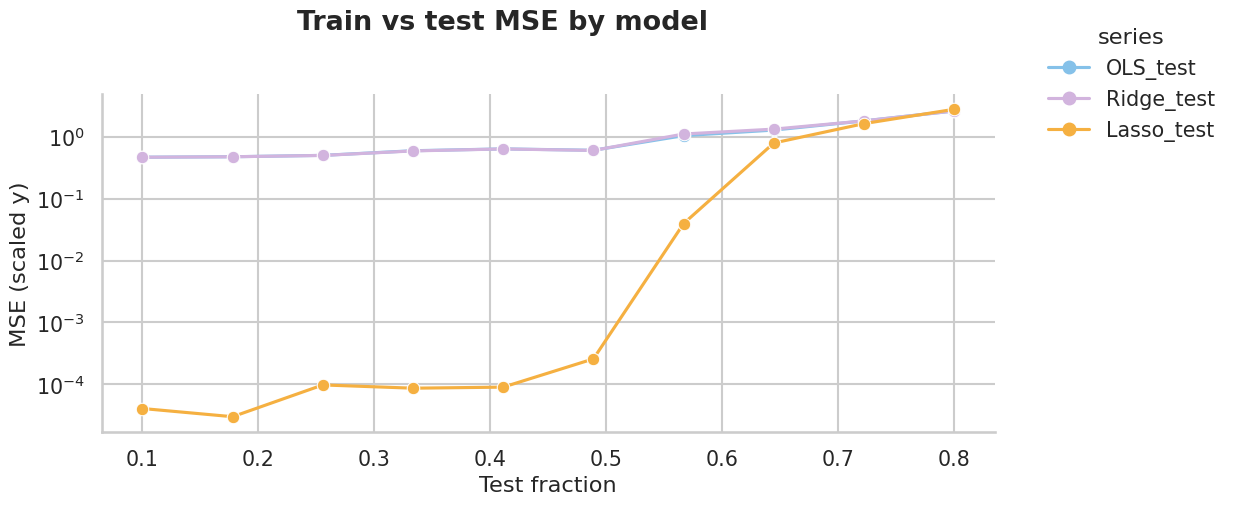
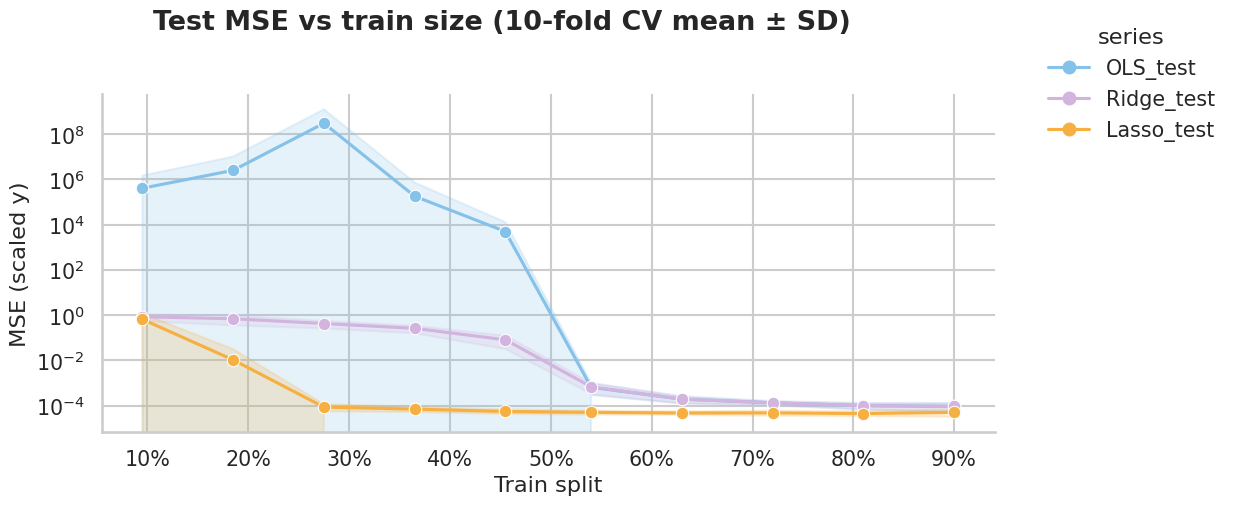
Unified diff of the notebook cell whose output changed from the first chart to the second:
--- before
+++ after
@@ -3,6 +3,7 @@
 import seaborn as sns
 import matplotlib.pyplot as plt
+from matplotlib.ticker import PercentFormatter
 from sklearn.datasets import make_regression
-from sklearn.model_selection import train_test_split
+from sklearn.model_selection import ShuffleSplit
 from sklearn.linear_model import RidgeCV, LassoCV
 from sklearn.preprocessing import StandardScaler
@@ -12,8 +13,9 @@
 
 # --- hard regime: n << p ---
-n_samples = 80
+n_samples = 200
 n_informative = 10
 n_features = 100
 noise = 1.0
+n_cv_folds = 10
 
 X, y, trueW = make_regression(
@@ -26,49 +28,42 @@
 )
 
-rng = np.random.default_rng(42)
-n_noise = n_informative//2
-
-# mix: some redundant copies + pure noise features (true weight = 0)
-n_redundant = n_noise // 2
-n_pure_noise = n_noise - n_redundant
-
-src_idx = rng.integers(0, n_informative, size=n_redundant)
-scales = rng.uniform(0.05, 1.0, size=n_redundant)
-X_redundant = X[:, src_idx] * scales
-
-X_pure = rng.normal(size=(n_samples, n_pure_noise))
-X = np.hstack([X, X_redundant, X_pure])
-trueW = np.concatenate([trueW, np.zeros(n_noise)])
+train_sizes = np.unique(
+    (n_samples * (1 - np.linspace(0.1, 0.9, 10))).astype(int)
+)
 
 rows = []
-for test_size in np.linspace(0.1, 0.8, 10):
-    X_tr, X_te, y_tr, y_te = train_test_split(
-        X, y, test_size=test_size, random_state=42
+for n_train in train_sizes:
+    n_test = n_samples - n_train
+    cv = ShuffleSplit(
+        n_splits=n_cv_folds,
+        train_size=n_train,
+        test_size=n_test,
+        random_state=42,
     )
 
-    # scale using TRAIN only
-    x_scaler = StandardScaler().fit(X_tr)
-    y_scaler = StandardScaler().fit(y_tr.reshape(-1, 1))
+    for fold_idx, (tr_idx, te_idx) in enumerate(cv.split(X)):
+        X_tr, X_te = X[tr_idx], X[te_idx]
+        y_tr, y_te = y[tr_idx], y[te_idx]
 
-    X_tr_s = x_scaler.transform(X_tr)
-    X_te_s = x_scaler.transform(X_te)
-    y_tr_s = y_scaler.transform(y_tr.reshape(-1, 1)).ravel()
-    y_te_s = y_scaler.transform(y_te.reshape(-1, 1)).ravel()
+        x_scaler = StandardScaler().fit(X_tr)
+        y_scaler = StandardScaler().fit(y_tr.reshape(-1, 1))
 
-    # add intercept after scaling (don't scale the ones column)
-    X_tr_aug = np.hstack([X_tr_s, np.ones((X_tr_s.shape[0], 1))])
-    X_te_aug = np.hstack([X_te_s, np.ones((X_te_s.shape[0], 1))])
+        X_tr_s = x_scaler.transform(X_tr)
+        X_te_s = x_scaler.transform(X_te)
+        y_tr_s = y_scaler.transform(y_tr.reshape(-1, 1)).ravel()
+        y_te_s = y_scaler.transform(y_te.reshape(-1, 1)).ravel()
 
-    W_ols, _, _, _ = np.linalg.lstsq(X_tr_aug, y_tr_s, rcond=None)
+        X_tr_aug = np.hstack([X_tr_s, np.ones((X_tr_s.shape[0], 1))])
+        X_te_aug = np.hstack([X_te_s, np.ones((X_te_s.shape[0], 1))])
 
-    # CV picks alpha on train — fairer than ALPHA=1
-    ridge = RidgeCV(alphas=np.logspace(-2, 3, 30), fit_intercept=False).fit(X_tr_aug, y_tr_s)
-    lasso = LassoCV(alphas=np.logspace(-3, 1, 30), fit_intercept=False, max_iter=20_000).fit(X_tr_aug, y_tr_s)
+        W_ols = np.linalg.inv(X_tr_aug.T @ X_tr_aug) @ X_tr_aug.T @ y_tr_s.reshape(-1, 1)
+        ridge = RidgeCV(alphas=np.logspace(-2, 3, 30), fit_intercept=False).fit(X_tr_aug, y_tr_s)
+        lasso = LassoCV(alphas=np.logspace(-3, 1, 30), fit_intercept=False, max_iter=20_000).fit(X_tr_aug, y_tr_s)
 
-    rows += [
-        {"test_size": test_size, "series": "OLS_test",    "mse": mse(y_te_s, (X_te_aug @ W_ols).ravel())},
-        {"test_size": test_size, "series": "Ridge_test",  "mse": mse(y_te_s, ridge.predict(X_te_aug))},
-        {"test_size": test_size, "series": "Lasso_test",  "mse": mse(y_te_s, lasso.predict(X_te_aug))},
-    ]
+        rows += [
+            {"n_train": n_train, "train_frac": n_train / n_samples, "fold": fold_idx, "series": "OLS_test", "mse": mse(y_te_s, (X_te_aug @ W_ols).ravel())},
+            {"n_train": n_train, "train_frac": n_train / n_samples, "fold": fold_idx, "series": "Ridge_test", "mse": mse(y_te_s, ridge.predict(X_te_aug))},
+            {"n_train": n_train, "train_frac": n_train / n_samples, "fold": fold_idx, "series": "Lasso_test", "mse": mse(y_te_s, lasso.predict(X_te_aug))},
+        ]
 
 df = pd.DataFrame(rows)
@@ -76,20 +71,24 @@
 order = ["OLS_test", "Ridge_test", "Lasso_test"]
 palette = {
-    "OLS_train": "#2980b9", "OLS_test": "#85c1e9",
-    "Ridge_train": "#8e44ad", "Ridge_test": "#d2b4de",
-    "Lasso_train": "#d35400", "Lasso_test": "#f5b041",
+    "OLS_test": "#85c1e9",
+    "Ridge_test": "#d2b4de",
+    "Lasso_test": "#f5b041",
 }
-dashes = {k: (4, 2) if k.endswith("_test") else "" for k in order}
 
 sns.set_theme(style="whitegrid", context="talk", font_scale=0.9)
 g = sns.relplot(
-    data=df, x="test_size", y="mse", hue="series",
-    hue_order=order, palette=palette, dashes=dashes,
-    kind="line", marker="o", height=5, aspect=1.7,
+    data=df, x="train_frac", y="mse", hue="series",
+    hue_order=order, palette=palette,
+    kind="line", marker="o", errorbar="sd",
+    height=5, aspect=1.7,
 )
-g.set_axis_labels("Test fraction", "MSE (scaled y)")
-g.ax.set_yscale("log")  # helps when OLS test MSE spikes
-g.fig.suptitle("Train vs test MSE by model", y=1.02, weight="semibold")
-sns.move_legend(g, "upper left", bbox_to_anchor=(1.02, 1), borderaxespad=0)
+g.set_axis_labels("Train split", "MSE (scaled y)")
+g.ax.xaxis.set_major_formatter(PercentFormatter(1.0))
+g.ax.set_yscale("log")
+g.fig.suptitle(
+    f"Test MSE vs train size ({n_cv_folds}-fold CV mean ± SD)",
+    y=1.02, weight="semibold",
+)
+sns.move_legend(g, "upper right", frameon=True, framealpha=0.9)
 plt.tight_layout()
 plt.show()

Commit: fixed the comparison plot